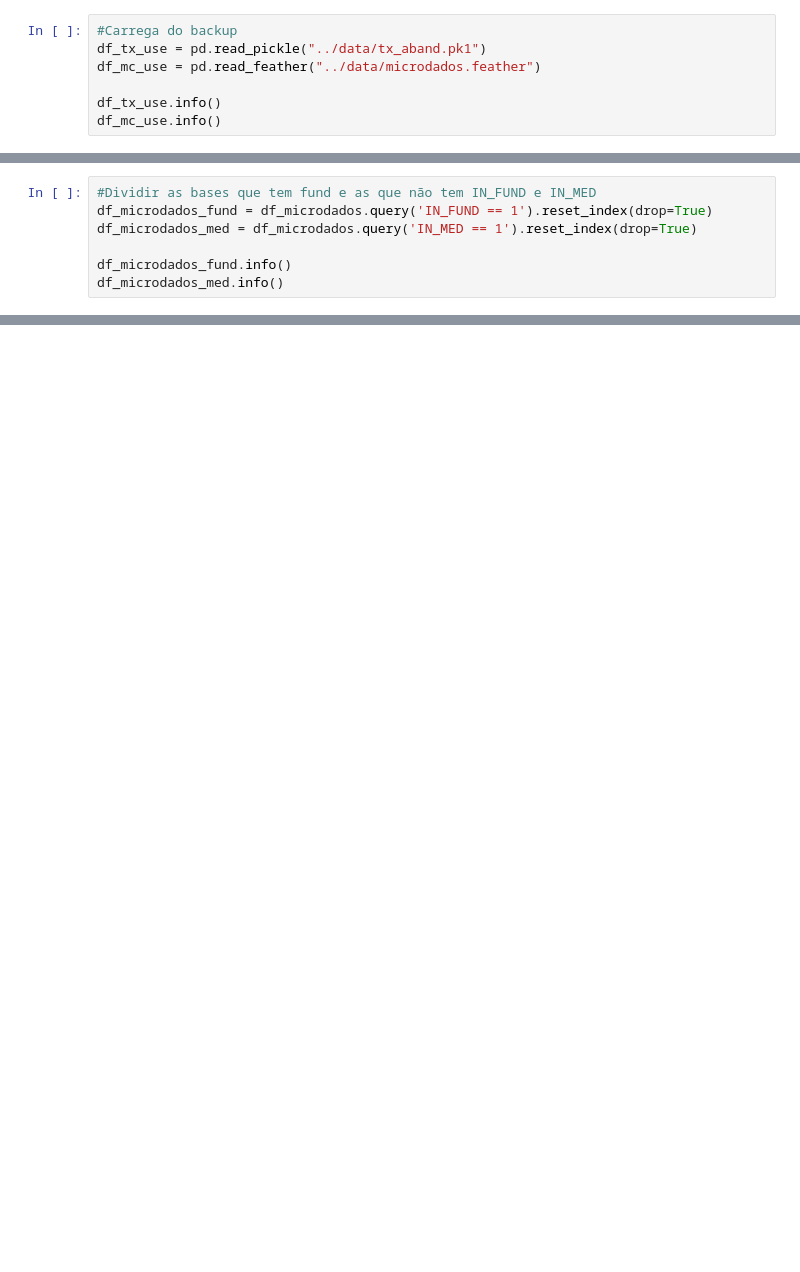
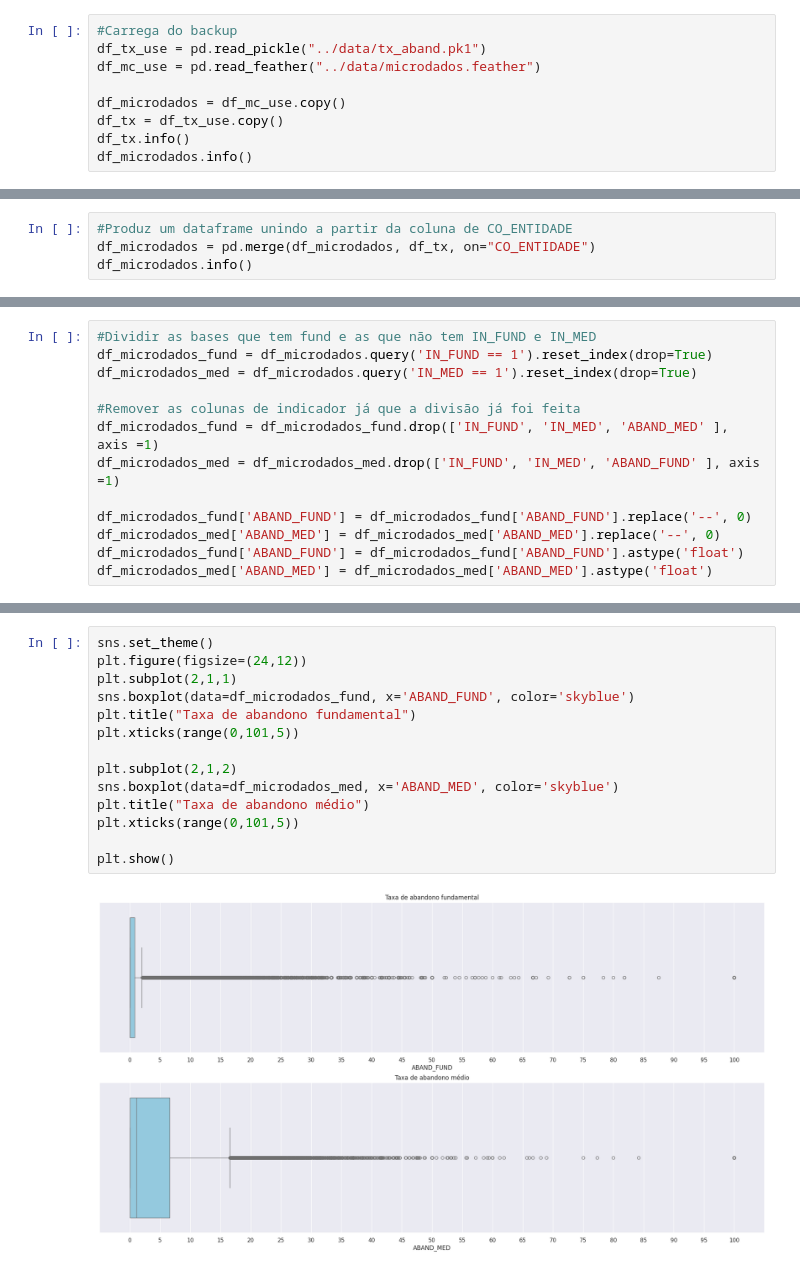
Before and after one commit to marcelo-h-h/School-DS, a Jupyter notebook: notebooks/Work.ipynb, the cells around one changed output, grey strips where cells are left out. Cells and saved outputs as stored; diff of their text form; blank space fills up the shorter version.

Commit message:
Data exploration and analysis

```diff
--- a/notebooks/Work.ipynb
+++ b/notebooks/Work.ipynb
@@ -171,8 +92,10 @@ memory usage: 28.6 MB
 df_tx_use = pd.read_pickle("../data/tx_aband.pk1")
 df_mc_use = pd.read_feather("../data/microdados.feather")
 
-df_tx_use.info()
-df_mc_use.info()
+df_microdados = df_mc_use.copy()
+df_tx = df_tx_use.copy()
+df_tx.info()
+df_microdados.info()
 # %% [output]
 <class 'pandas.core.frame.DataFrame'>
 RangeIndex: 129307 entries, 0 to 129306
@@ -193,0 +117,4 @@ memory usage: 28.6 MB
+# %%
+#Produz um dataframe unindo a partir da coluna de CO_ENTIDADE
+df_microdados = pd.merge(df_microdados, df_tx, on="CO_ENTIDADE")
+df_microdados.info()
@@ -196,5 +157,11 @@ memory usage: 28.6 MB
 df_microdados_fund = df_microdados.query('IN_FUND == 1').reset_index(drop=True)
 df_microdados_med = df_microdados.query('IN_MED == 1').reset_index(drop=True)
 
-df_microdados_fund.info()
-df_microdados_med.info()
+#Remover as colunas de indicador já que a divisão já foi feita
+df_microdados_fund = df_microdados_fund.drop(['IN_FUND', 'IN_MED', 'ABAND_MED' ], axis =1)
+df_microdados_med = df_microdados_med.drop(['IN_FUND', 'IN_MED', 'ABAND_FUND' ], axis =1)
+
+df_microdados_fund['ABAND_FUND'] = df_microdados_fund['ABAND_FUND'].replace('--', 0)
+df_microdados_med['ABAND_MED'] = df_microdados_med['ABAND_MED'].replace('--', 0)
+df_microdados_fund['ABAND_FUND'] = df_microdados_fund['ABAND_FUND'].astype('float')
+df_microdados_med['ABAND_MED'] = df_microdados_med['ABAND_MED'].astype('float')
@@ -218,0 +237,16 @@ print(f'len_co = {len(set_of_co_ent)}\n len_co_tx = {len(set_of_co_ent_tx)}')
+# %%
+sns.set_theme()
+plt.figure(figsize=(24,12))
+plt.subplot(2,1,1)
+sns.boxplot(data=df_microdados_fund, x='ABAND_FUND', color='skyblue')
+plt.title("Taxa de abandono fundamental")
+plt.xticks(range(0,101,5))
+
+plt.subplot(2,1,2)
+sns.boxplot(data=df_microdados_med, x='ABAND_MED', color='skyblue')
+plt.title("Taxa de abandono médio")
+plt.xticks(range(0,101,5))
+
+plt.show()
+# %% [output]
+[figure, added]
```
Also changed, not shown: parts of 27 cells of this notebook, 2 other files.
